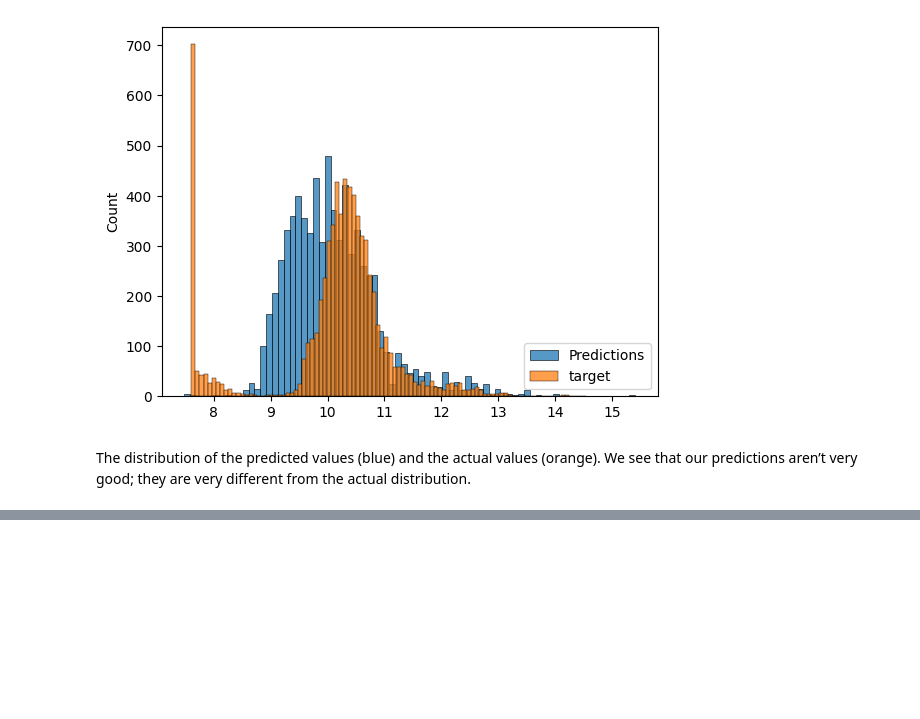
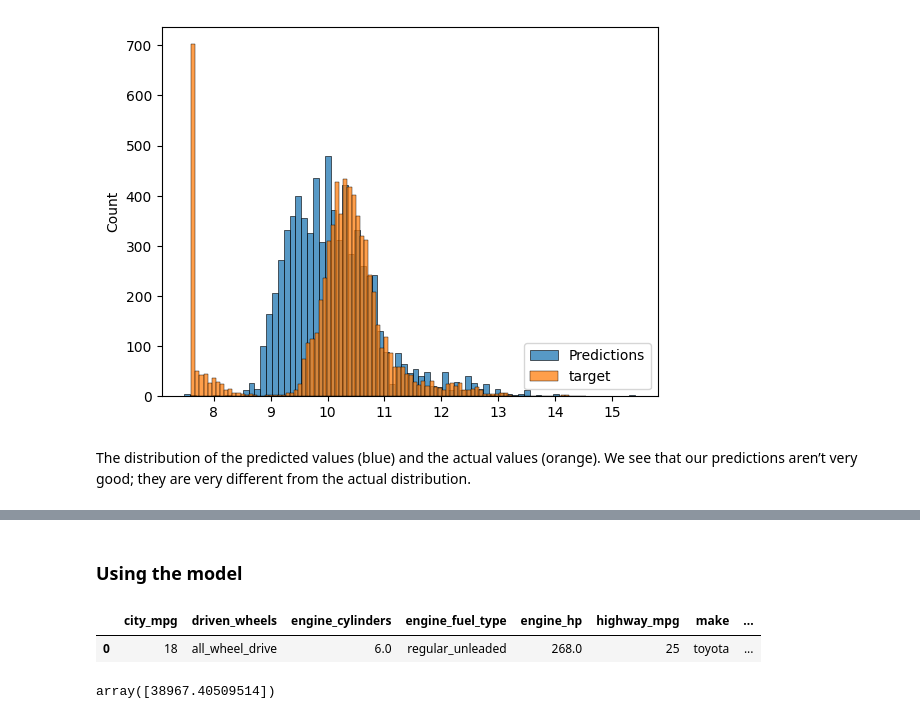
Before and after one commit to JRamos84/ML-Bookcamp-projects, a Jupyter notebook: chapter-02-car-price/1_EDA_car_price.ipynb, the cells around one changed output, grey strips where cells are left out. Cells and saved outputs as stored; diff of their text form; code cells hidden in the pictures; blank space fills up the shorter version.

```diff
--- a/chapter-02-car-price/1_EDA_car_price.ipynb
+++ b/chapter-02-car-price/1_EDA_car_price.ipynb
@@ -225,0 +428,26 @@ the actual distribution.
+# %% [markdown]
+### Using the model
+# %%
+ad = {
+'city_mpg': 18,
+'driven_wheels': 'all_wheel_drive',
+'engine_cylinders': 6.0,
+'engine_fuel_type': 'regular_unleaded',
+'engine_hp': 268.0,
+'highway_mpg': 25,
+'make': 'toyota',
+'market_category': 'crossover,performance',
+'model': 'venza',
+'number_of_doors': 4.0,
+'popularity': 2031,
+'transmission_type': 'automatic',
+'vehicle_size': 'midsize',
+'vehicle_style': 'wagon',
+'year': 2013
+}
+# %%
+df_test = pd.DataFrame([ad])
+df_test
+# %% [output]
+|  | city_mpg | driven_wheels | engine_cylinders | engine_fuel_type | engine_hp | highway_mpg | make | ... |
+| 0 | 18 | all_wheel_drive | 6.0 | regular_unleaded | 268.0 | 25 | toyota | ... |
@@ -225,0 +457,5 @@ the actual distribution.
+# %%
+suggestion = np.expm1(y_pred)
+suggestion
+# %% [output]
+array([38967.40509514])
```
Also changed, not shown: parts of 29 cells of this notebook, 1 other file.
